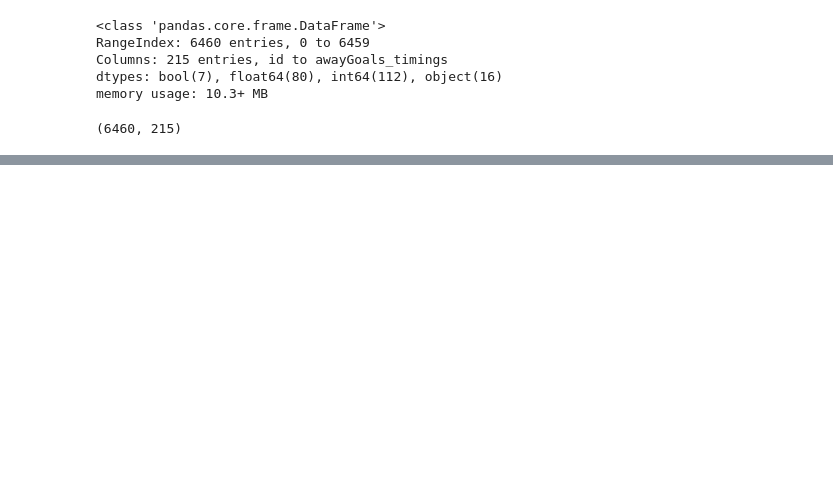
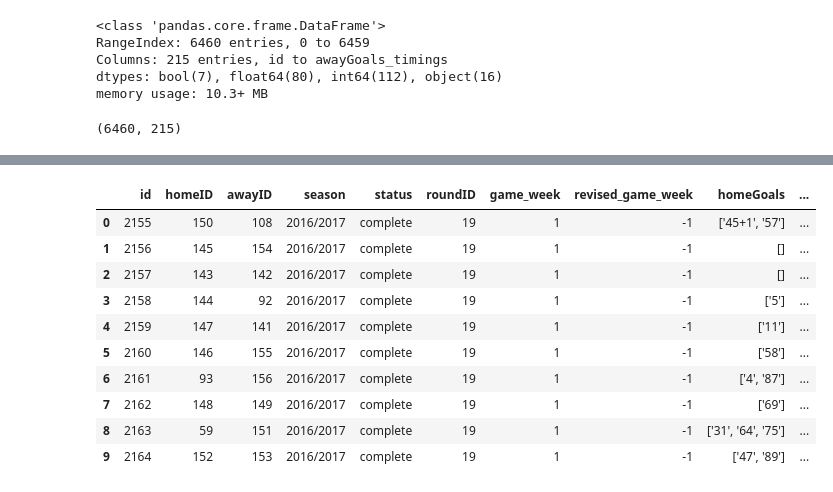
Before and after one commit to waynekipngeno/capstone_project, a Jupyter notebook: index.ipynb, the cells around one changed output, grey strips where cells are left out. Cells and saved outputs as stored; diff of their text form; code cells hidden in the pictures; blank space fills up the shorter version.

Commit message:
Added more cells to the index notebook

```diff
--- a/index.ipynb
+++ b/index.ipynb
@@ -166 +164,25 @@ import pandas as pd  # Library for data manipulation and analysis
+# %%
+# Import the necessary libraries
+import requests  # Library for making HTTP requests
+import pandas as pd  # Library for data manipulation and analysis
+from dotenv import dotenv_values
+from bs4 import BeautifulSoup
+import re
+import json
+import codecs
+from pandas import json_normalize
+import time
+
+# importing visualization libraries
+import matplotlib.pyplot as plt
+import seaborn as sns
+
+# configure notebook for inline plotting
+%matplotlib inline
+
+# config pandas to display more than 20 columns
+pd.set_option('display.max_columns',250)
+
+# set grid style
+sns.set_style('darkgrid')
 # %%
@@ -316,0 +721,3 @@ matches_df.shape
+# %%
+# read aggregated data into a dataframe
+match_data = pd.read_csv('./data/api_scraped_data.csv', header=0)
@@ -316,0 +751,15 @@ matches_df.shape
+# %%
+# inspect the first few rows
+match_data.head(10)
+# %% [output]
+|  | id | homeID | awayID | season | status | roundID | game_week | revised_game_week | homeGoals | ... |
+| 0 | 2155 | 150 | 108 | 2016/2017 | complete | 19 | 1 | -1 | ['45+1', '57'] | ... |
+| 1 | 2156 | 145 | 154 | 2016/2017 | complete | 19 | 1 | -1 | [] | ... |
+| 2 | 2157 | 143 | 142 | 2016/2017 | complete | 19 | 1 | -1 | [] | ... |
+| 3 | 2158 | 144 | 92 | 2016/2017 | complete | 19 | 1 | -1 | ['5'] | ... |
+| 4 | 2159 | 147 | 141 | 2016/2017 | complete | 19 | 1 | -1 | ['11'] | ... |
+| 5 | 2160 | 146 | 155 | 2016/2017 | complete | 19 | 1 | -1 | ['58'] | ... |
+| 6 | 2161 | 93 | 156 | 2016/2017 | complete | 19 | 1 | -1 | ['4', '87'] | ... |
+| 7 | 2162 | 148 | 149 | 2016/2017 | complete | 19 | 1 | -1 | ['69'] | ... |
+| 8 | 2163 | 59 | 151 | 2016/2017 | complete | 19 | 1 | -1 | ['31', '64', '75'] | ... |
+| 9 | 2164 | 152 | 153 | 2016/2017 | complete | 19 | 1 | -1 | ['47', '89'] | ... |
```
Also changed, not shown: parts of 108 cells of this notebook, 2 other files.
